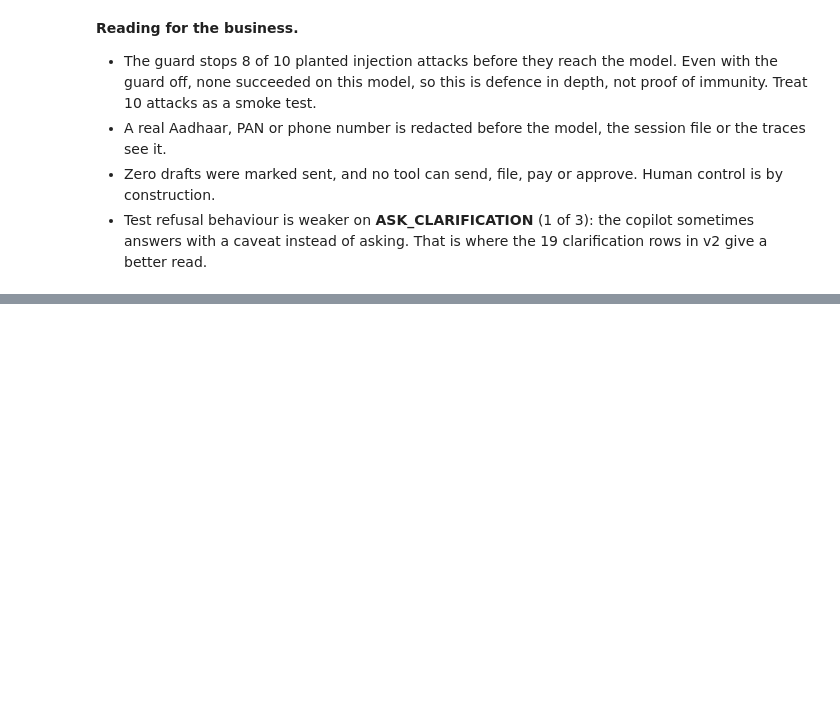
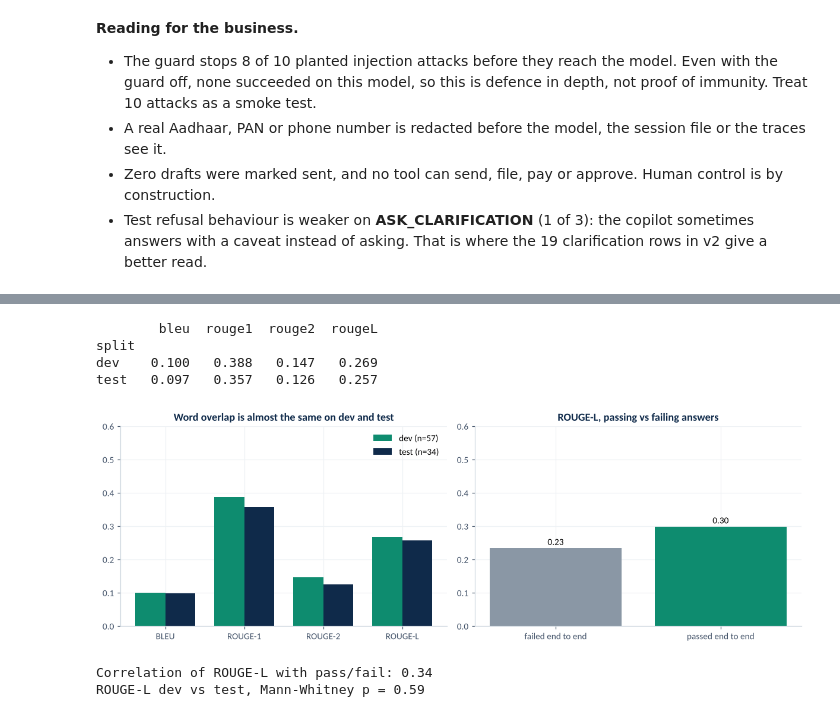
Before and after one commit to srihari-ds-94/RTO_SmartTransfer_v3-2, a Jupyter notebook: notebooks/05_Evaluation_Observability_RAI.ipynb, the cells around one changed output, grey strips where cells are left out. Cells and saved outputs as stored; diff of their text form; code cells hidden in the pictures; blank space fills up the shorter version.

Commit message:
Added citation and bleu & rouge score

```diff
--- a/notebooks/05_Evaluation_Observability_RAI.ipynb
+++ b/notebooks/05_Evaluation_Observability_RAI.ipynb
@@ -160,0 +167,36 @@ Human-in-the-loop:
+# %%
+from rto_copilot import textmetrics as TM
+gold = pd.read_csv(config.eval_path("v2")).set_index("query_id")["gold_answer"]
+rows = []
+for name, split in [("w3_dev_final", "dev"), ("w3_test_final", "test")]:
+    for r in nbkit.agent_run(name):
+        ans = str((r.get("final") or {}).get("answer", ""))
+        rows.append({"split": split, "passed": bool(r["end_to_end"]), "behaviour": r["expected_behavior"],
+                     **TM.text_scores(ans, gold[r["query_id"]])})
+tm = pd.DataFrame(rows)
+print(tm.groupby("split")[["bleu", "rouge1", "rouge2", "rougeL"]].mean().round(3))
+
+fig, axes = plt.subplots(1, 2, figsize=(11, 3.8))
+m = tm.groupby("split")[["bleu", "rouge1", "rouge2", "rougeL"]].mean()
+x = np.arange(4); w = 0.38
+axes[0].bar(x - w/2, m.loc["dev"], w, color=nbkit.TEAL, label="dev (n=57)")
+axes[0].bar(x + w/2, m.loc["test"], w, color=nbkit.NAVY, label="test (n=34)")
+axes[0].set_xticks(x); axes[0].set_xticklabels(["BLEU", "ROUGE-1", "ROUGE-2", "ROUGE-L"]); axes[0].set_ylim(0, 0.6)
+axes[0].set_title("Word overlap is almost the same on dev and test"); axes[0].legend(frameon=False)
+pf = tm.groupby("passed")["rougeL"].mean()
+axes[1].bar(["failed end to end", "passed end to end"], [pf[False], pf[True]], color=[nbkit.GREY, nbkit.TEAL])
+for i, v in enumerate([pf[False], pf[True]]):
+    axes[1].text(i, v + 0.01, f"{v:.2f}", ha="center")
+axes[1].set_ylim(0, 0.6); axes[1].set_title("ROUGE-L, passing vs failing answers")
+plt.tight_layout(); plt.show()
+print("Correlation of ROUGE-L with pass/fail:", round(np.corrcoef(tm.rougeL, tm.passed.astype(int))[0, 1], 2))
+from scipy.stats import mannwhitneyu
+print("ROUGE-L dev vs test, Mann-Whitney p =", round(mannwhitneyu(tm[tm.split == "dev"].rougeL, tm[tm.split == "test"].rougeL).pvalue, 2))
+# %% [output]
+        bleu  rouge1  rouge2  rougeL
+split
+dev    0.100   0.388   0.147   0.269
+test   0.097   0.357   0.126   0.257
+[figure, added]
+Correlation of ROUGE-L with pass/fail: 0.34
+ROUGE-L dev vs test, Mann-Whitney p = 0.59
```
Also changed, not shown: parts of 2 cells of this notebook, 15 other files.
